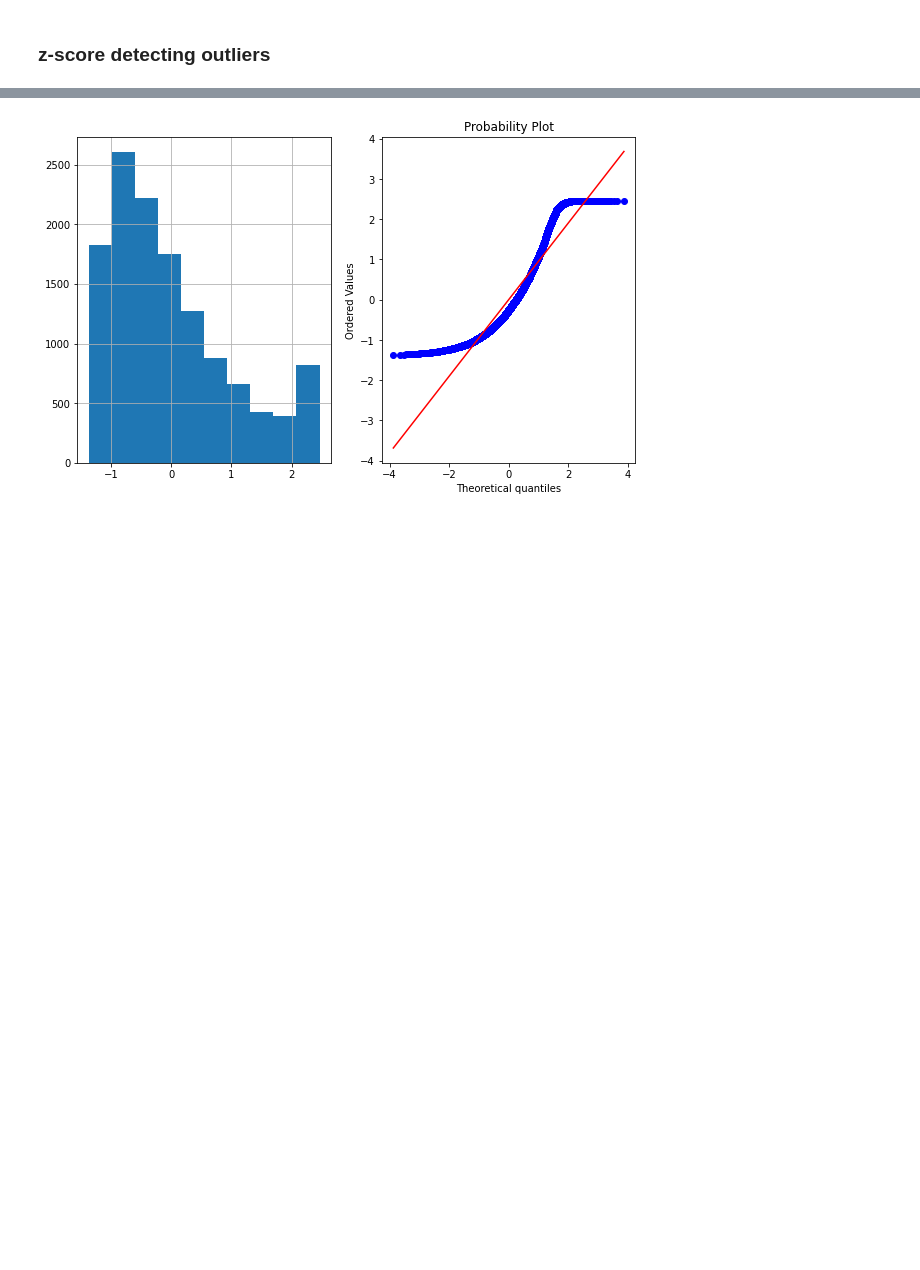
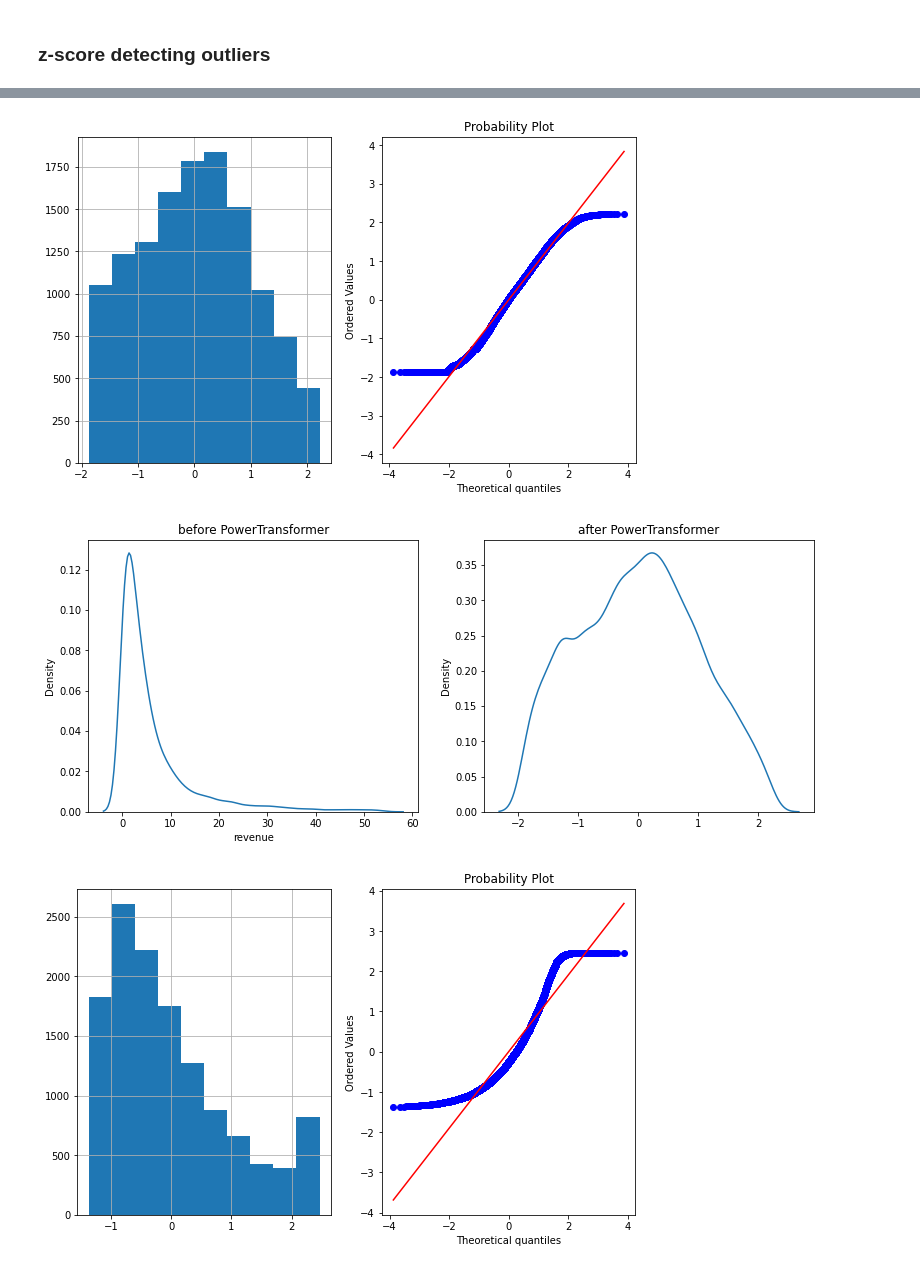
Before and after one commit to SimenQ/machine_learning, a Jupyter notebook: notebooks/Arash/scaling_transformation.ipynb, the cells around one changed output, grey strips where cells are left out. Cells and saved outputs as stored; diff of their text form; code cells hidden in the pictures; blank space fills up the shorter version.

```diff
--- a/notebooks/Arash/scaling_transformation.ipynb
+++ b/notebooks/Arash/scaling_transformation.ipynb
@@ -55,7 +55,7 @@ class PandasSimpleImputer(SimpleImputer):
 def powertransformer_yeo(df_original, df_impuded):
     for col in df_impuded:
         temp = PowerTransformer().fit_transform(df_impuded[[col]])
-        df_original[f'pt_yeo_{col}'] = temp
+        df_original[col] = temp
     return df_original
 # %%
 def powertransformer_boxcox(df_original, df_impuded):
@@ -205,3 +219,12 @@ Name: revenue, Length: 12859, dtype: bool
+# %%
+rev_trans = train_without_outliers[["revenue"]]
+rev_transform_plot = powertransformer_yeo(train_without_outliers, rev_trans)
+plot_data(rev_transform_plot, "pt_yeo_revenue")
+plot_data()
+plots(train_without_outliers, "revenue", PowerTransformer())
+# %% [output]
+[figure, added]
+[figure, added]
 # %%
 plot_data(features_transformed, "pt_yeo_distance_to_mangler_viktighetsnivå")
 # %% [output]
```
Also changed, not shown: parts of 23 cells of this notebook, 8 other files.
